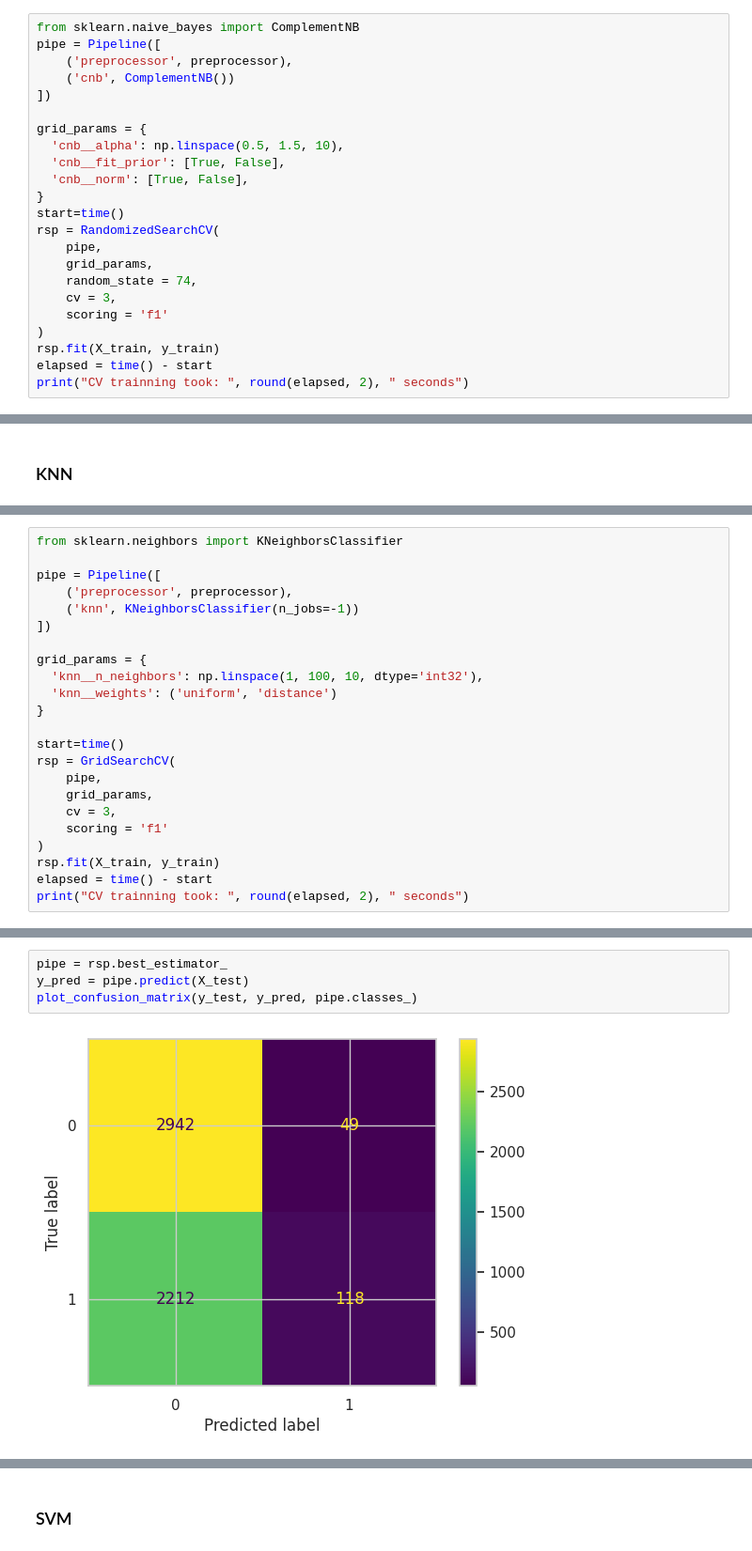
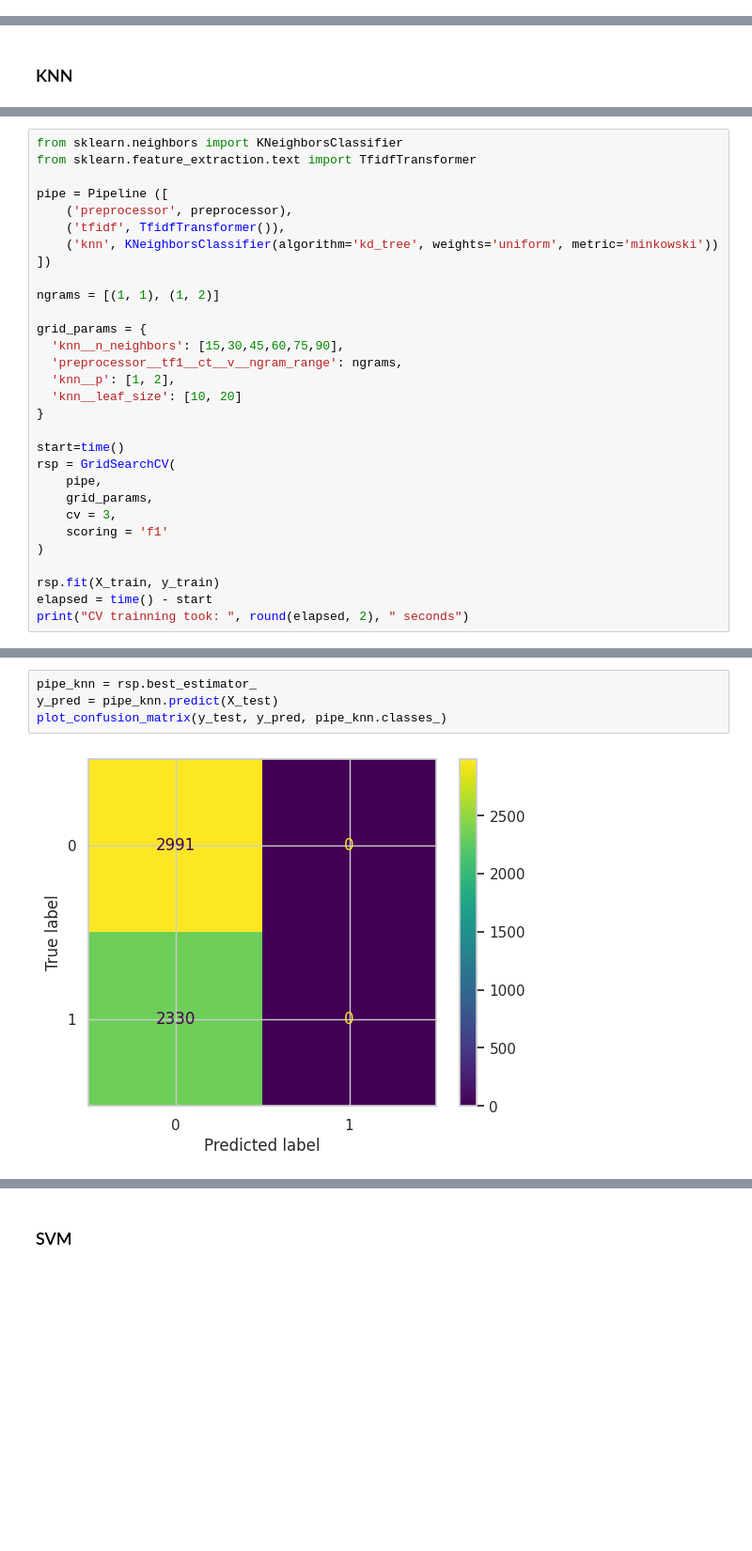
Before and after one commit to wilberquito/Sarcasm-Detector, a Jupyter notebook: detection.ipynb, the cells around one changed output, grey strips where cells are left out. Shown at 94% size. Drawn from its saved outputs; the diff is of its cells as text; blank space fills up the shorter version.

```diff
--- a/detection.ipynb
+++ b/detection.ipynb
@@ -590,23 +571,0 @@ M['multinomial_nb'] = {
-# %%
-from sklearn.naive_bayes import ComplementNB
-pipe = Pipeline([
-    ('preprocessor', preprocessor),
-    ('cnb', ComplementNB())
-])
-
-grid_params = {
-  'cnb__alpha': np.linspace(0.5, 1.5, 10),
-  'cnb__fit_prior': [True, False],
-  'cnb__norm': [True, False],
-}
-start=time()
-rsp = RandomizedSearchCV(
-    pipe,
-    grid_params,
-    random_state = 74,
-    cv = 3,
-    scoring = 'f1'
-)
-rsp.fit(X_train, y_train)
-elapsed = time() - start
-print("CV trainning took: ", round(elapsed, 2), " seconds")
@@ -661,14 +586,20 @@ M['complement_nb'] = {
 # %%
 from sklearn.neighbors import KNeighborsClassifier
+from sklearn.feature_extraction.text import TfidfTransformer
 
-pipe = Pipeline([
+pipe = Pipeline ([
     ('preprocessor', preprocessor),
-    ('knn', KNeighborsClassifier(n_jobs=-1))
+    ('tfidf', TfidfTransformer()),
+    ('knn', KNeighborsClassifier(algorithm='kd_tree', weights='uniform', metric='minkowski'))
 ])
 
+ngrams = [(1, 1), (1, 2)]
+
 grid_params = {
-  'knn__n_neighbors': np.linspace(1, 100, 10, dtype='int32'),
-  'knn__weights': ('uniform', 'distance')
+  'knn__n_neighbors': [15,30,45,60,75,90],
+  'preprocessor__tf1__ct__v__ngram_range': ngrams,
+  'knn__p': [1, 2],
+  'knn__leaf_size': [10, 20]
 }
 
 start=time()
@@ -678,6 +609,7 @@ rsp = GridSearchCV(
     cv = 3,
     scoring = 'f1'
 )
+
 rsp.fit(X_train, y_train)
 elapsed = time() - start
 print("CV trainning took: ", round(elapsed, 2), " seconds")
@@ -705,7 +620,7 @@ Best Estimator:  Pipeline(steps=[('preprocessor',
 # %%
-pipe = rsp.best_estimator_
-y_pred = pipe.predict(X_test)
-plot_confusion_matrix(y_test, y_pred, pipe.classes_)
+pipe_knn = rsp.best_estimator_
+y_pred = pipe_knn.predict(X_test)
+plot_confusion_matrix(y_test, y_pred, pipe_knn.classes_)
 # %% [output]
-[figure, old version]
+[figure, new version]
 # %%
```
Also changed, not shown: parts of 59 cells of this notebook, 3 other files.
